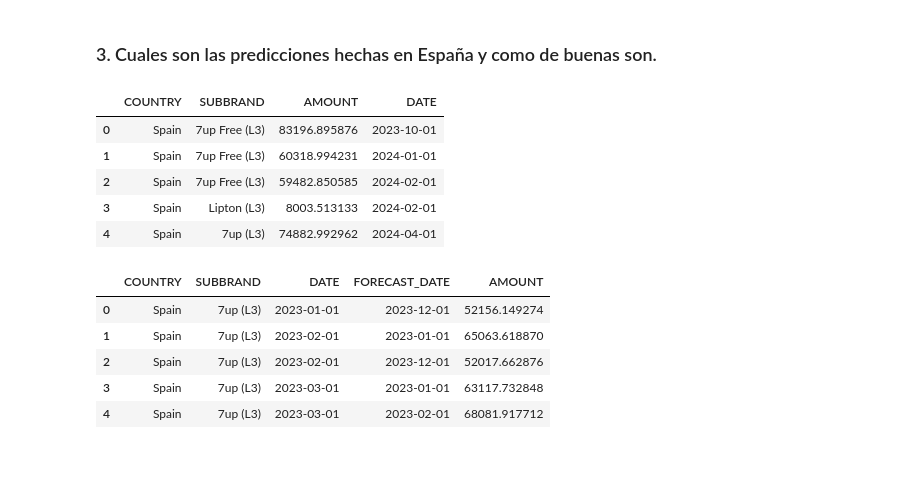
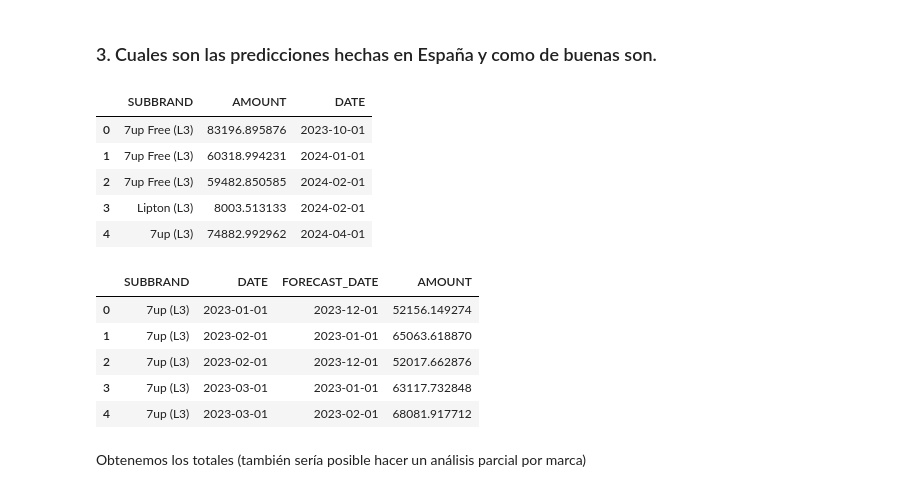
Before and after one commit to Alf-caput/data-visualization, a Jupyter notebook: ejercicios-clase/ejercicio3.ipynb, the cells around one changed output. Saved outputs shown, nothing was run; the diff lists cells and outputs as text; code cells hidden in the pictures; blank space fills up the shorter version.

```diff
--- a/ejercicios-clase/ejercicio3.ipynb
+++ b/ejercicios-clase/ejercicio3.ipynb
@@ -650,23 +646,25 @@ fig_residual = px.line(decomposed_df, x='DATE', y='Residual', title='Monthly Res
 import pandas as pd
 
 spain_mask = df_actuals.loc[:, "COUNTRY"] == "Spain"
-df_actuals_spain = df_actuals.loc[spain_mask, :].reset_index(drop=True)
+df_actuals_spain = df_actuals.loc[spain_mask, :].drop(columns="COUNTRY").reset_index(drop=True)
 df_actuals_spain.head()
 # %% [output]
-|  | COUNTRY | SUBBRAND | AMOUNT | DATE |
-| 0 | Spain | 7up Free (L3) | 83196.895876 | 2023-10-01 |
-| 1 | Spain | 7up Free (L3) | 60318.994231 | 2024-01-01 |
-| 2 | Spain | 7up Free (L3) | 59482.850585 | 2024-02-01 |
-| 3 | Spain | Lipton (L3) | 8003.513133 | 2024-02-01 |
-| 4 | Spain | 7up (L3) | 74882.992962 | 2024-04-01 |
+|  | SUBBRAND | AMOUNT | DATE |
+| 0 | 7up Free (L3) | 83196.895876 | 2023-10-01 |
+| 1 | 7up Free (L3) | 60318.994231 | 2024-01-01 |
+| 2 | 7up Free (L3) | 59482.850585 | 2024-02-01 |
+| 3 | Lipton (L3) | 8003.513133 | 2024-02-01 |
+| 4 | 7up (L3) | 74882.992962 | 2024-04-01 |
 # %%
 spain_mask = df_forecasts.loc[:, "COUNTRY"] == "Spain"
-df_forecasts_spain = df_forecasts.loc[spain_mask, :].reset_index(drop=True)
+df_forecasts_spain = df_forecasts.loc[spain_mask, :].drop(columns="COUNTRY").reset_index(drop=True)
 df_forecasts_spain.head()
 # %% [output]
-|  | COUNTRY | SUBBRAND | DATE | FORECAST_DATE | AMOUNT |
-| 0 | Spain | 7up (L3) | 2023-01-01 | 2023-12-01 | 52156.149274 |
-| 1 | Spain | 7up (L3) | 2023-02-01 | 2023-01-01 | 65063.618870 |
-| 2 | Spain | 7up (L3) | 2023-02-01 | 2023-12-01 | 52017.662876 |
-| 3 | Spain | 7up (L3) | 2023-03-01 | 2023-01-01 | 63117.732848 |
-| 4 | Spain | 7up (L3) | 2023-03-01 | 2023-02-01 | 68081.917712 |
+|  | SUBBRAND | DATE | FORECAST_DATE | AMOUNT |
+| 0 | 7up (L3) | 2023-01-01 | 2023-12-01 | 52156.149274 |
+| 1 | 7up (L3) | 2023-02-01 | 2023-01-01 | 65063.618870 |
+| 2 | 7up (L3) | 2023-02-01 | 2023-12-01 | 52017.662876 |
+| 3 | 7up (L3) | 2023-03-01 | 2023-01-01 | 63117.732848 |
+| 4 | 7up (L3) | 2023-03-01 | 2023-02-01 | 68081.917712 |
+# %% [markdown]
+Obtenemos los totales (también sería posible hacer un análisis parcial por marca)
```
Also changed, not shown: parts of 8 cells of this notebook.
